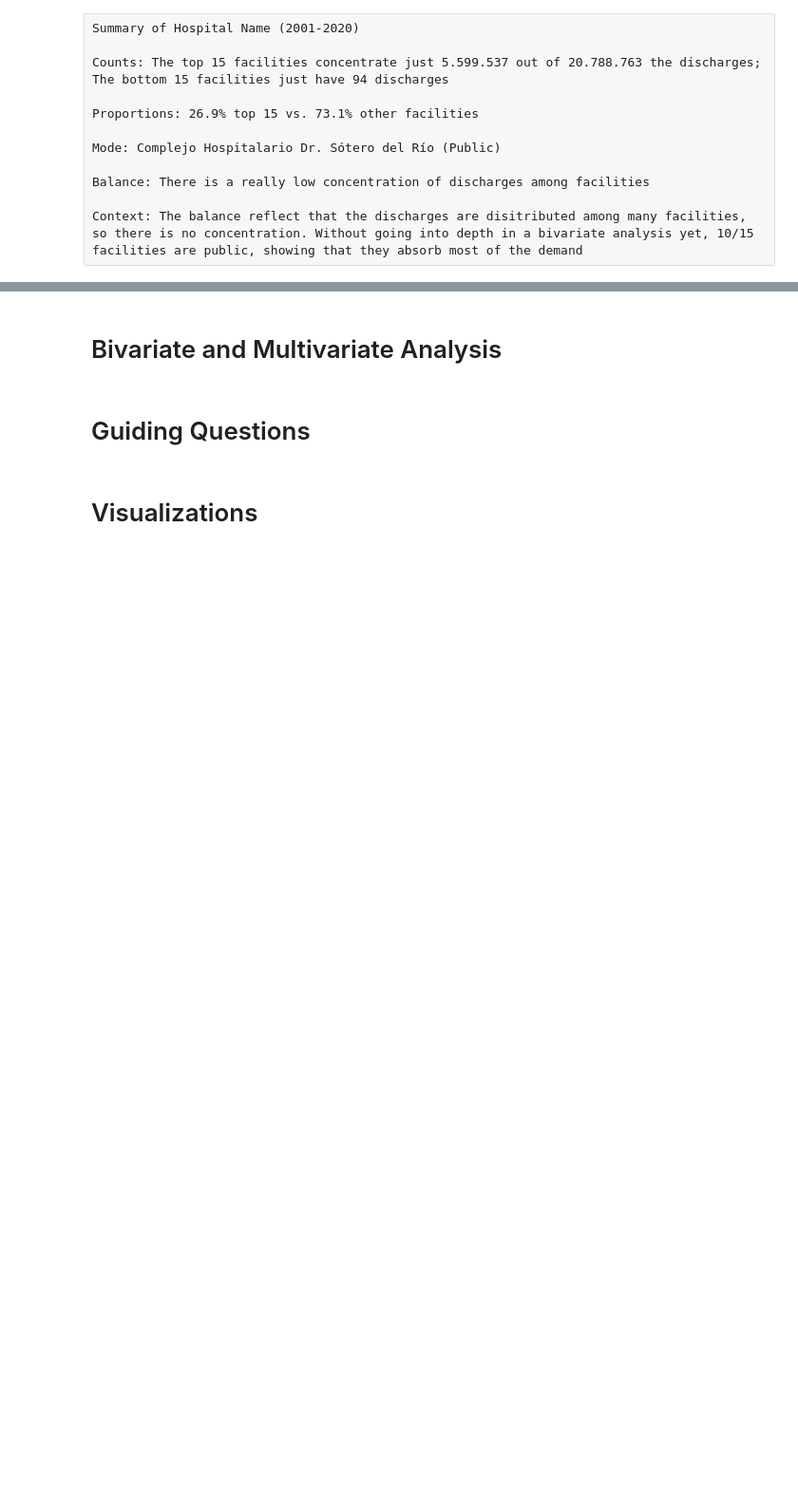
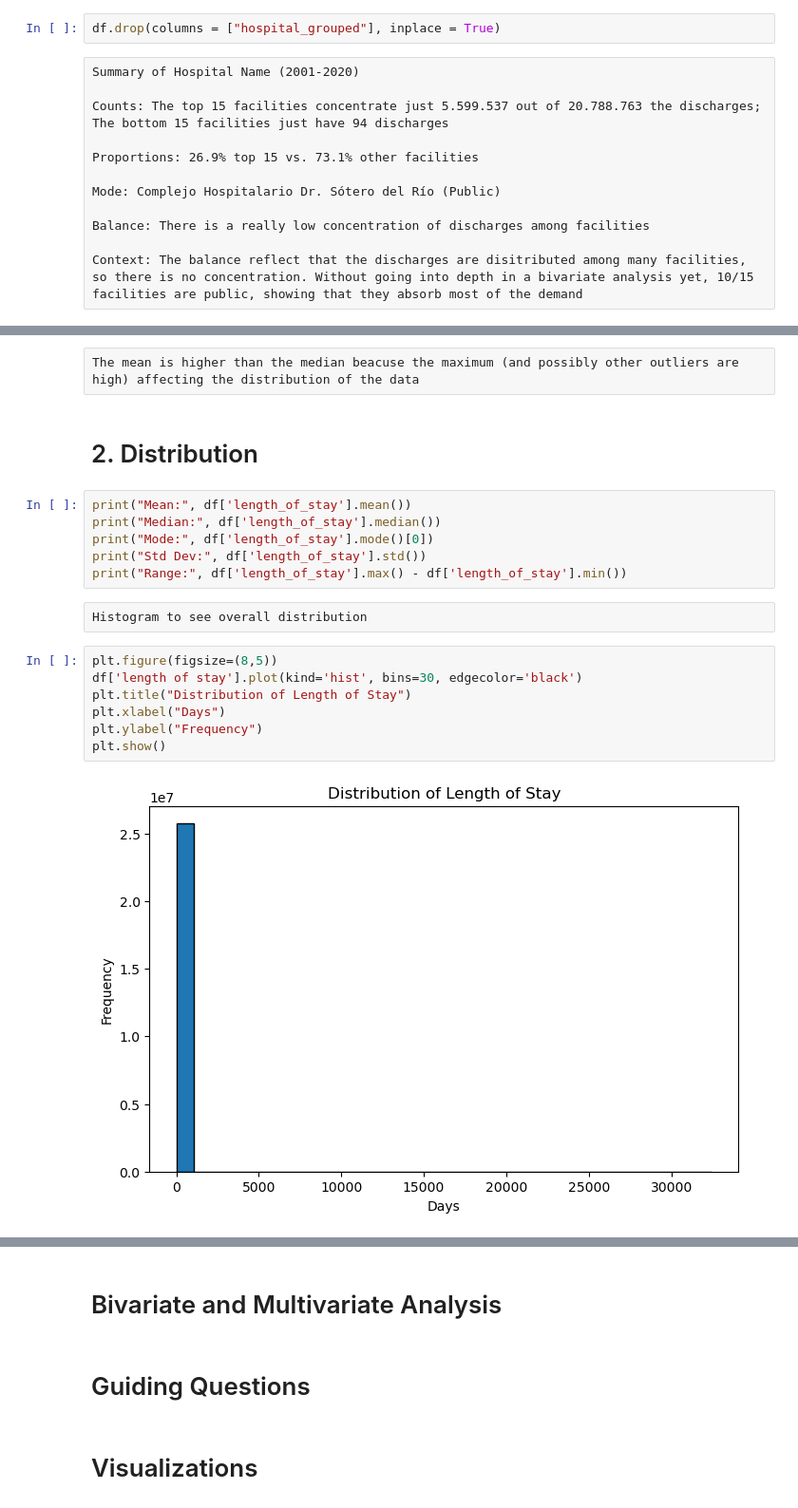
Before and after one commit to mirkopodunavak1996/EDAHospDischarges_Chile2001-2024, a Jupyter notebook: notebooks/General_Analysis_2001-2024.ipynb, the cells around one changed output, grey strips where cells are left out. Shown at 95% size. Saved outputs shown, nothing was run; the diff lists cells and outputs as text; blank space fills up the shorter version.

Commit message:
Progress made on length of stay univariate analysis

```diff
--- a/notebooks/General_Analysis_2001-2024.ipynb
+++ b/notebooks/General_Analysis_2001-2024.ipynb
@@ -533,6 +533,8 @@ plt.tight_layout()
 plt.show()
 # %% [output]
 [figure]
+# %%
+df.drop(columns = ["hospital_grouped"], inplace = True)
 # %% [raw]
 Summary of Hospital Name (2001-2020)
 
@@ -547,0 +574,21 @@ Context: The balance reflect that the discharges are disitributed among many fac
+# %% [raw]
+The mean is higher than the median beacuse the maximum (and possibly other outliers are high) affecting the distribution of the data
+# %% [markdown]
+# 2. Distribution
+# %%
+print("Mean:", df['length_of_stay'].mean())
+print("Median:", df['length_of_stay'].median())
+print("Mode:", df['length_of_stay'].mode()[0])
+print("Std Dev:", df['length_of_stay'].std())
+print("Range:", df['length_of_stay'].max() - df['length_of_stay'].min())
+# %% [raw]
+Histogram to see overall distribution
+# %%
+plt.figure(figsize=(8,5))
+df['length of stay'].plot(kind='hist', bins=30, edgecolor='black')
+plt.title("Distribution of Length of Stay")
+plt.xlabel("Days")
+plt.ylabel("Frequency")
+plt.show()
+# %% [output]
+[figure, added]
```
Also changed, not shown: parts of 22 cells of this notebook.
